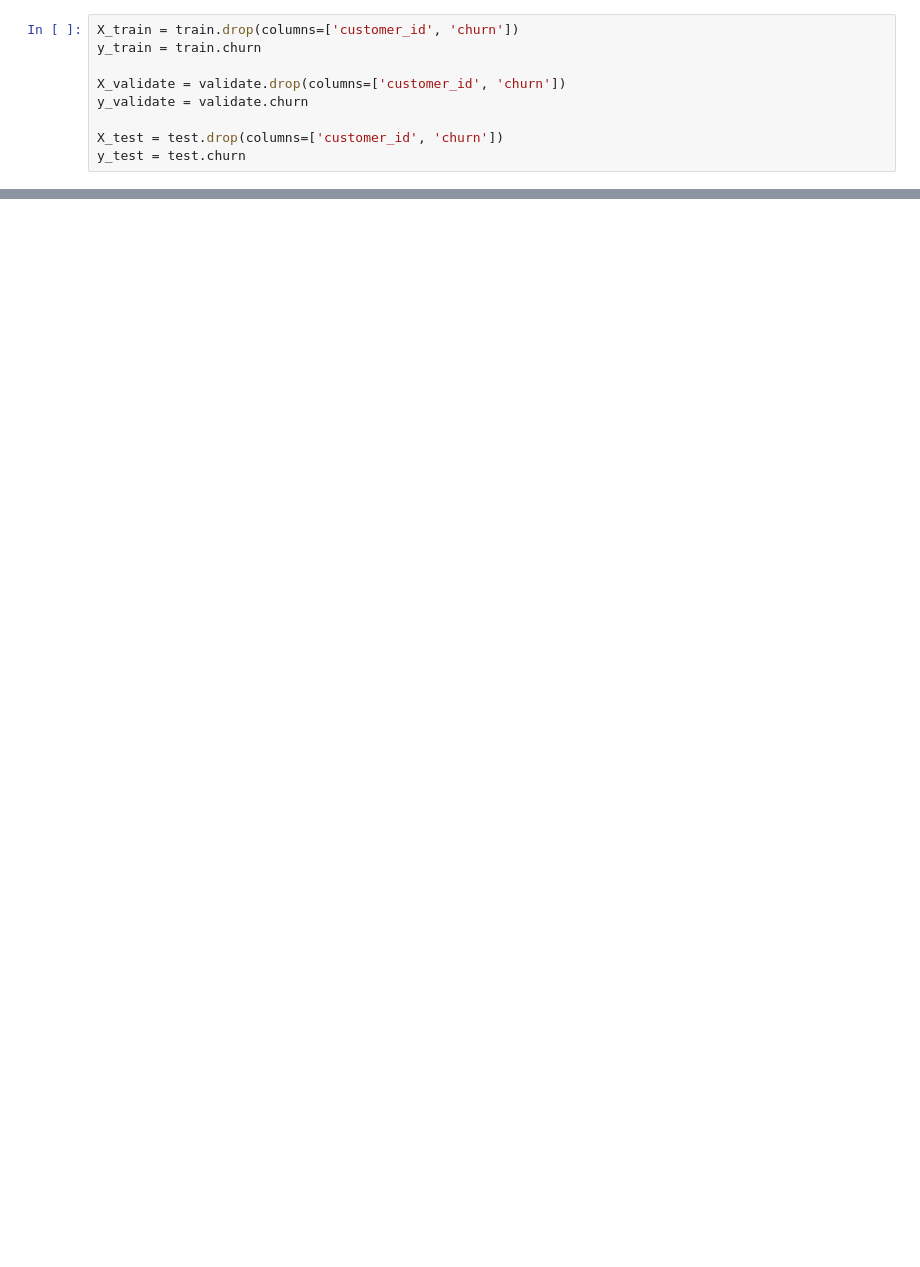
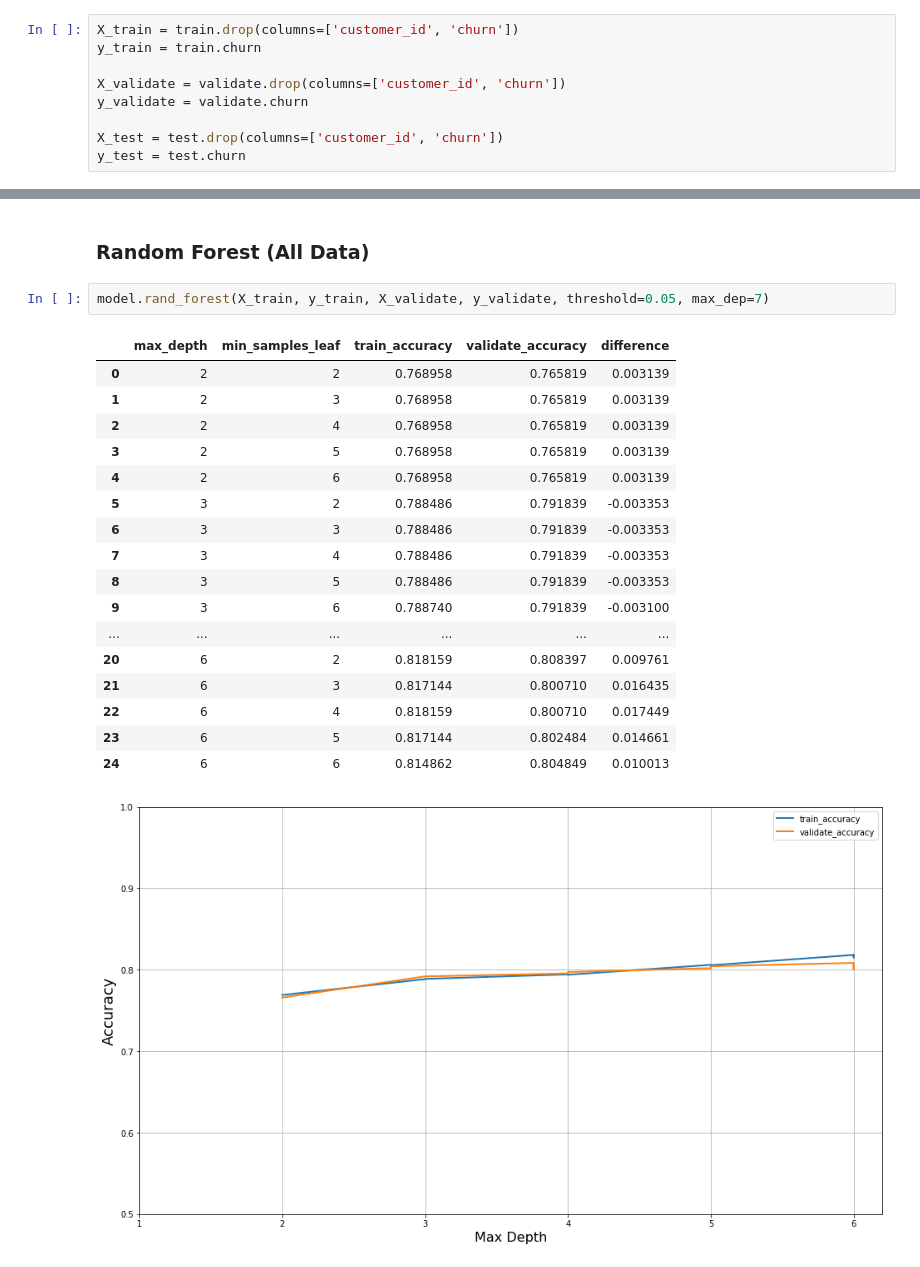
Before and after one commit to jeffakins/telco_project, a Jupyter notebook: telco_churn_report_final.ipynb, the cells around one changed output, grey strips where cells are left out. Cells and saved outputs as stored; diff of their text form; blank space fills up the shorter version.

```diff
--- a/telco_churn_report_final.ipynb
+++ b/telco_churn_report_final.ipynb
@@ -293 +307,24 @@ y_test = test.churn
+# %% [markdown]
+### Random Forest (All Data)
+# %%
+model.rand_forest(X_train, y_train, X_validate, y_validate, threshold=0.05, max_dep=7)
+# %% [output]
+|  | max_depth | min_samples_leaf | train_accuracy | validate_accuracy | difference |
+| 0 | 2 | 2 | 0.768958 | 0.765819 | 0.003139 |
+| 1 | 2 | 3 | 0.768958 | 0.765819 | 0.003139 |
+| 2 | 2 | 4 | 0.768958 | 0.765819 | 0.003139 |
+| 3 | 2 | 5 | 0.768958 | 0.765819 | 0.003139 |
+| 4 | 2 | 6 | 0.768958 | 0.765819 | 0.003139 |
+| 5 | 3 | 2 | 0.788486 | 0.791839 | -0.003353 |
+| 6 | 3 | 3 | 0.788486 | 0.791839 | -0.003353 |
+| 7 | 3 | 4 | 0.788486 | 0.791839 | -0.003353 |
+| 8 | 3 | 5 | 0.788486 | 0.791839 | -0.003353 |
+| 9 | 3 | 6 | 0.788740 | 0.791839 | -0.003100 |
+| ... | ... | ... | ... | ... | ... |
+| 20 | 6 | 2 | 0.818159 | 0.808397 | 0.009761 |
+| 21 | 6 | 3 | 0.817144 | 0.800710 | 0.016435 |
+| 22 | 6 | 4 | 0.818159 | 0.800710 | 0.017449 |
+| 23 | 6 | 5 | 0.817144 | 0.802484 | 0.014661 |
+| 24 | 6 | 6 | 0.814862 | 0.804849 | 0.010013 |
+[figure, added]
 # %% [markdown]
```
Also changed, not shown: parts of 28 cells of this notebook, 2 other files.
